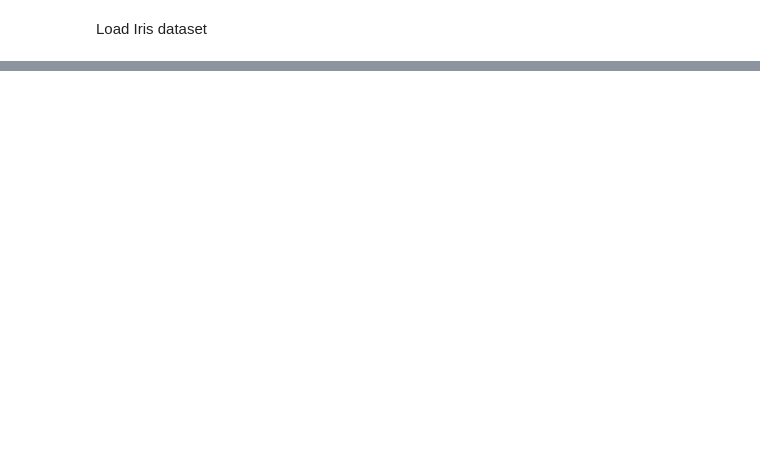
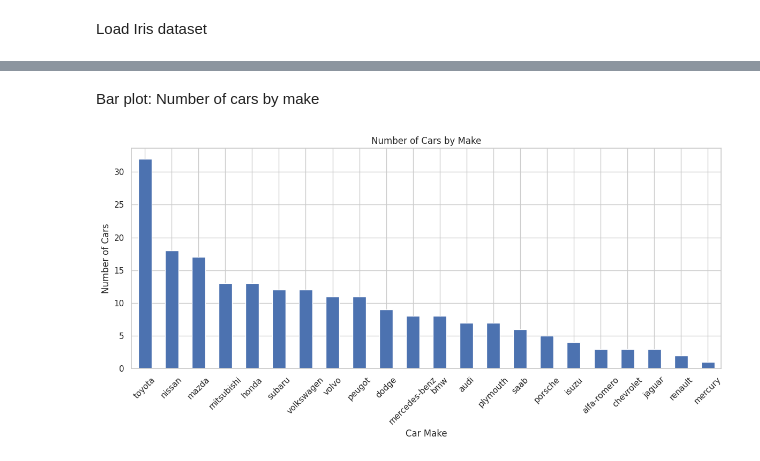
Before and after one commit to DheerajPolaki/Data-Science-Lab, a Jupyter notebook: Exp_10_FDS.ipynb, the cells around one changed output, grey strips where cells are left out. Drawn from its saved outputs; the diff is of its cells as text; code cells hidden in the pictures; blank space fills up the shorter version.

```diff
--- a/Exp_10_FDS.ipynb
+++ b/Exp_10_FDS.ipynb
@@ -174,0 +8,21 @@ plt.show()
+# %%
+import pandas as pd
+
+df = pd.read_csv("/content/Automobile_data.csv")
+
+display(df.head())
+print(df.shape)
+
+print("\nMissing values:")
+print(df.isnull().sum())
+
+# Convert selected columns to numeric
+numeric_cols = [
+    "price", "horsepower", "engine-size", "curb-weight",
+    "city-mpg", "highway-mpg", "wheel-base", "length",
+    "width", "height"
+]
+
+for col in numeric_cols:
+    df[col] = pd.to_numeric(df[col], errors="coerce")
+sns.set_theme(style="whitegrid")
@@ -174,0 +54,13 @@ plt.show()
+# %% [markdown]
+Bar plot: Number of cars by make
+# %%
+plt.figure(figsize=(12, 6))
+df["make"].value_counts().plot(kind="bar")
+plt.title("Number of Cars by Make")
+plt.xlabel("Car Make")
+plt.ylabel("Number of Cars")
+plt.xticks(rotation=45)
+plt.tight_layout()
+plt.show()
+# %% [output]
+[figure, added]
```
Also changed, not shown: parts of 36 cells of this notebook.
